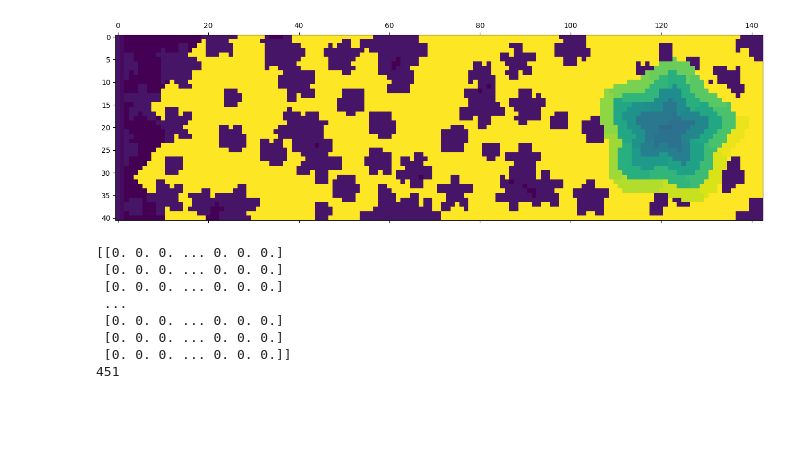
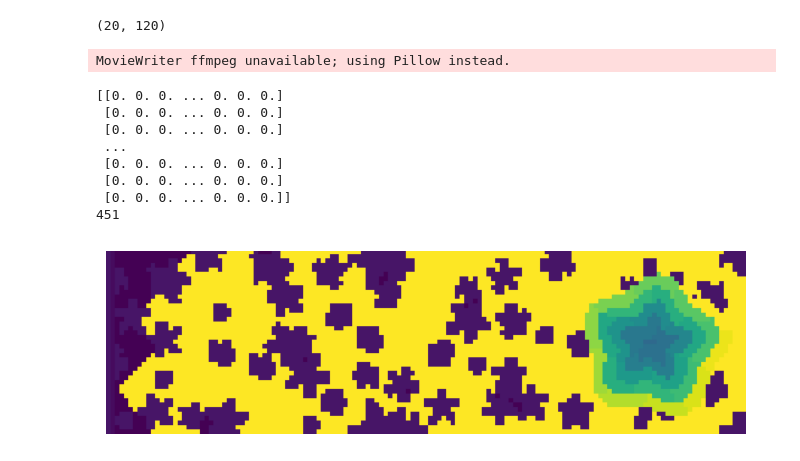
Before and after one commit to GauravB159/advent-of-code-2022, a Jupyter notebook: Day 12/index.ipynb, the cells around one changed output. Drawn from its saved outputs; the diff is of its cells as text; code cells hidden in the pictures; blank space fills up the shorter version.

Commit message:
Added visualization for BFS

```diff
--- a/Day 12/index.ipynb
+++ b/Day 12/index.ipynb
@@ -7,22 +13,49 @@ def print_terrain(terrain, visited):
+# %%
+import matplotlib.image as mgimg
+from matplotlib import animation
+import shutil
+
+def animate(folder, imgcount):
+    fig = plt.figure(frameon=False)
+    ax = plt.Axes(fig, [0., 0., 1., 1.])
+    ax.set_axis_off()
+    fig.add_axes(ax)
+    myimages = []
+    for p in range(imgcount):
+
+        ## Read in picture
+        fname = f"{folder}/{folder}_frame_{p}.png"
+        img = mgimg.imread(fname)
+        imgplot = plt.imshow(img)
+
+        # append AxesImage object to the list
+        myimages.append([imgplot])
+
+    my_anim = animation.ArtistAnimation(fig, myimages, repeat_delay=1000, interval=100)
+    my_anim.save(f'{folder}.gif')
+    shutil.rmtree(folder)
 # %%
 import numpy as np
-from IPython.display import clear_output
 
-def bfs(terrain, location, target, a):
+def bfs(terrain, location, target, a, folder = "terrain"):
     queue = [(location, 0, terrain[location[0]][location[1]])]
     visited = np.zeros((len(terrain), len(terrain[0])))
     count = 0
+    imgcount = 0
+    animation_speed = 200
     while(len(queue) > 0):
-        if(count % 300 == 0):
-            clear_output(wait=True)
-            print_terrain(a, visited)
+        if(count % animation_speed == 0):
+            imgcount += 1
+            print_terrain(a, visited, folder, count // animation_speed)
         count += 1
         if(count > 30000): break
         current = queue.pop(0)
         depth = current[1]
         current = current[0]
         if(visited[current[0]][current[1]]): continue
-        if(terrain[current[0]][current[1]] == target): return (depth, visited)
+        if(terrain[current[0]][current[1]] == target):
+            animate(folder, imgcount)
+            return (depth, visited)
         if(current[0] < len(terrain) - 1 and (terrain[current[0] + 1][current[1]] - terrain[current[0]][current[1]]) <= 1):
             queue.append(((current[0] + 1, current[1]), depth + 1, terrain[current[0] + 1][current[1]]))
         if(current[0] > 0 and (terrain[current[0] - 1][current[1]] - terrain[current[0]][current[1]]) <= 1):
@@ -32,6 +65,7 @@ def bfs(terrain, location, target, a):
         if(current[1] > 0 and (terrain[current[0]][current[1] - 1] - terrain[current[0]][current[1]]) <= 1):
             queue.append(((current[0], current[1] - 1), depth + 1, terrain[current[0]][current[1] - 1]))
         visited[current[0]][current[1]] = 35
+    animate(folder, imgcount)
     return depth, visited
 # %%
 # Read input from file
@@ -61,25 +97,27 @@ print(depth)
 # %%
 # Read input from file
 import numpy as np
 with open('input.txt', 'r') as f:
     input = f.read()
 input = input.split('\n')
 start = [[(i,j) if x == 'E' else 0 for j,x in enumerate(y)] for i, y in enumerate(input)]
 start = next(filter(lambda x: x, [item for sublist in start for item in sublist]))
 print(start)
 terrain = [[27 - (ord(i) - ord('a') + 1) if (ord(i) - ord('a') + 1) > 0 else (1 if i == 'E' else 26) for i in y] for y in input]
 # a 2D array with linearly increasing values on the diagonal
 a = np.array(terrain)
-depth, visited = bfs(terrain, start, 26, a)
+depth, visited = bfs(terrain, start, 26, a, "bfs_reverse")
 print(visited)
 print(depth)
 # %% [output]
+(20, 120)
+MovieWriter ffmpeg unavailable; using Pillow instead.
+[[0. 0. 0. ... 0. 0. 0.]
+ [0. 0. 0. ... 0. 0. 0.]
+ [0. 0. 0. ... 0. 0. 0.]
+ ...
+ [0. 0. 0. ... 0. 0. 0.]
+ [0. 0. 0. ... 0. 0. 0.]
+ [0. 0. 0. ... 0. 0. 0.]]
+451
-[figure, old version]
+[figure, new version]
-[[0. 0. 0. ... 0. 0. 0.]
- [0. 0. 0. ... 0. 0. 0.]
- [0. 0. 0. ... 0. 0. 0.]
- ...
- [0. 0. 0. ... 0. 0. 0.]
- [0. 0. 0. ... 0. 0. 0.]
- [0. 0. 0. ... 0. 0. 0.]]
-451
```
Also changed, not shown: parts of 2 cells of this notebook, 2 other files.
